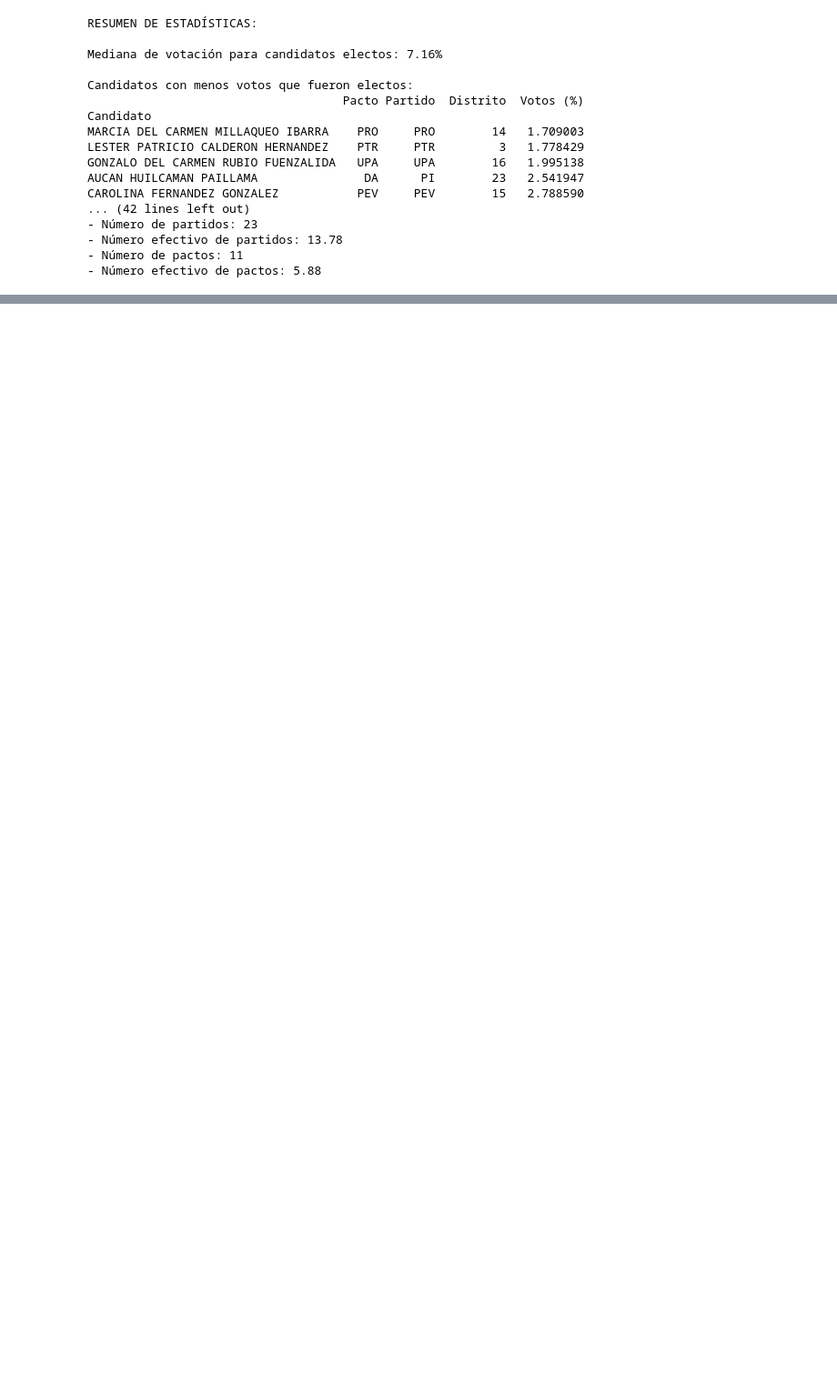
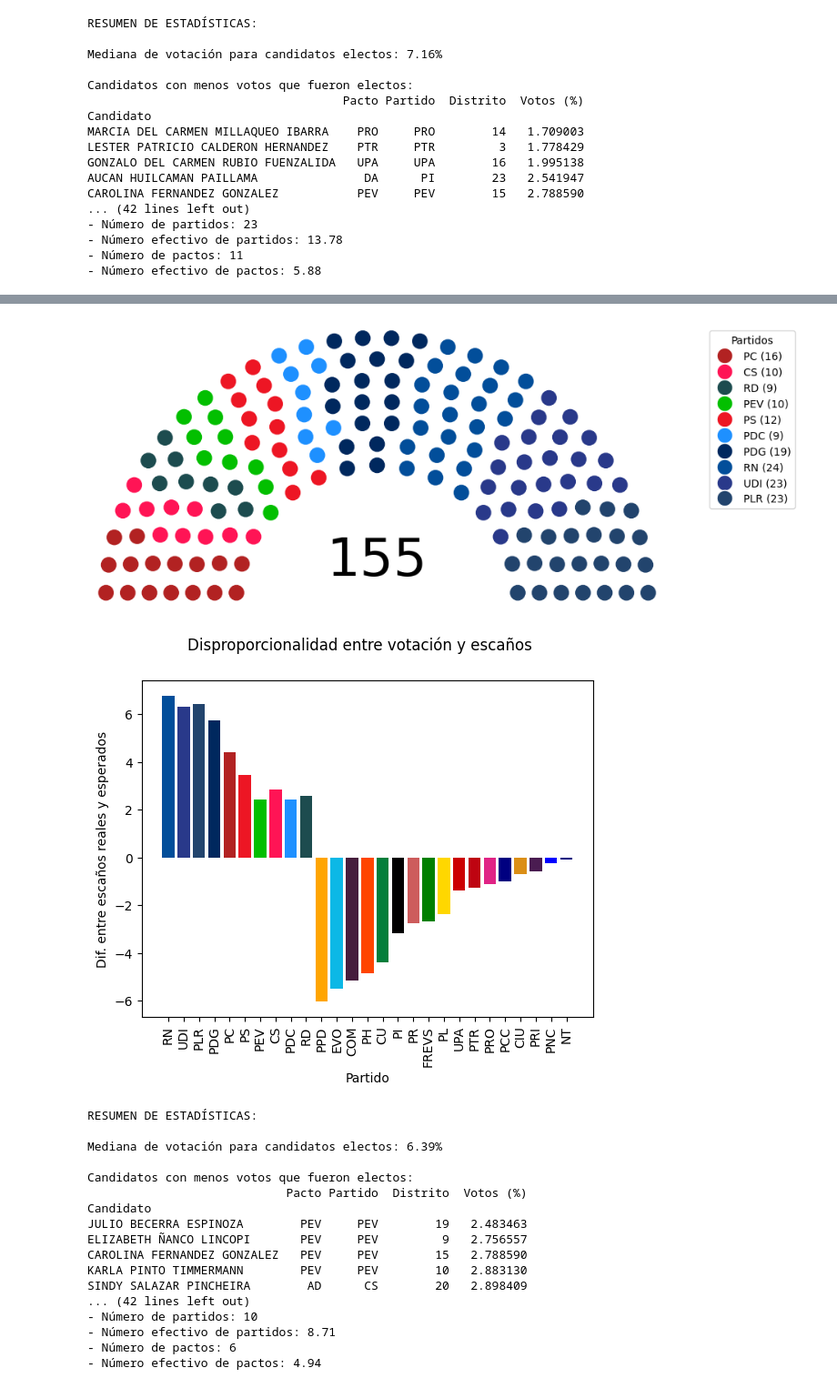
Before and after one commit to claugaete/sistemas-electorales, a Jupyter notebook: informe.ipynb, the cells around one changed output, grey strips where cells are left out. Shown at 91% size. Saved outputs shown, nothing was run; the diff lists cells and outputs as text; code cells hidden in the pictures; blank space fills up the shorter version.

```diff
--- a/informe.ipynb
+++ b/informe.ipynb
@@ -510,0 +551,36 @@ CAROLINA FERNANDEZ GONZALEZ           PEV     PEV        15   2.788590
+# %%
+results_dhondt_nat_threshold = appoint_divisor_national(
+    df_no_pact,
+    total_seats=155,
+    assign_type="dhondt",
+    party_threshold=0.04
+)
+results_dhondt_nat_threshold.loc[:, "pact"] = df["pact"]
+
+app_dhondt_nat_threshold = Apportionment(
+    results=results_dhondt_nat_threshold,
+    colors=colors,
+    party_order=party_order
+)
+
+app_dhondt_nat_threshold.summary()
+# %% [output]
+[figure, added]
+[figure, added]
+RESUMEN DE ESTADÍSTICAS:
+
+Mediana de votación para candidatos electos: 6.39%
+
+Candidatos con menos votos que fueron electos:
+                            Pacto Partido  Distrito  Votos (%)
+Candidato
+JULIO BECERRA ESPINOZA        PEV     PEV        19   2.483463
+ELIZABETH ÑANCO LINCOPI       PEV     PEV         9   2.756557
+CAROLINA FERNANDEZ GONZALEZ   PEV     PEV        15   2.788590
+KARLA PINTO TIMMERMANN        PEV     PEV        10   2.883130
+SINDY SALAZAR PINCHEIRA        AD      CS        20   2.898409
+... (42 lines left out)
+- Número de partidos: 10
+- Número efectivo de partidos: 8.71
+- Número de pactos: 6
+- Número efectivo de pactos: 4.94
```
Also changed, not shown: parts of 6 cells of this notebook, 1 other file.
